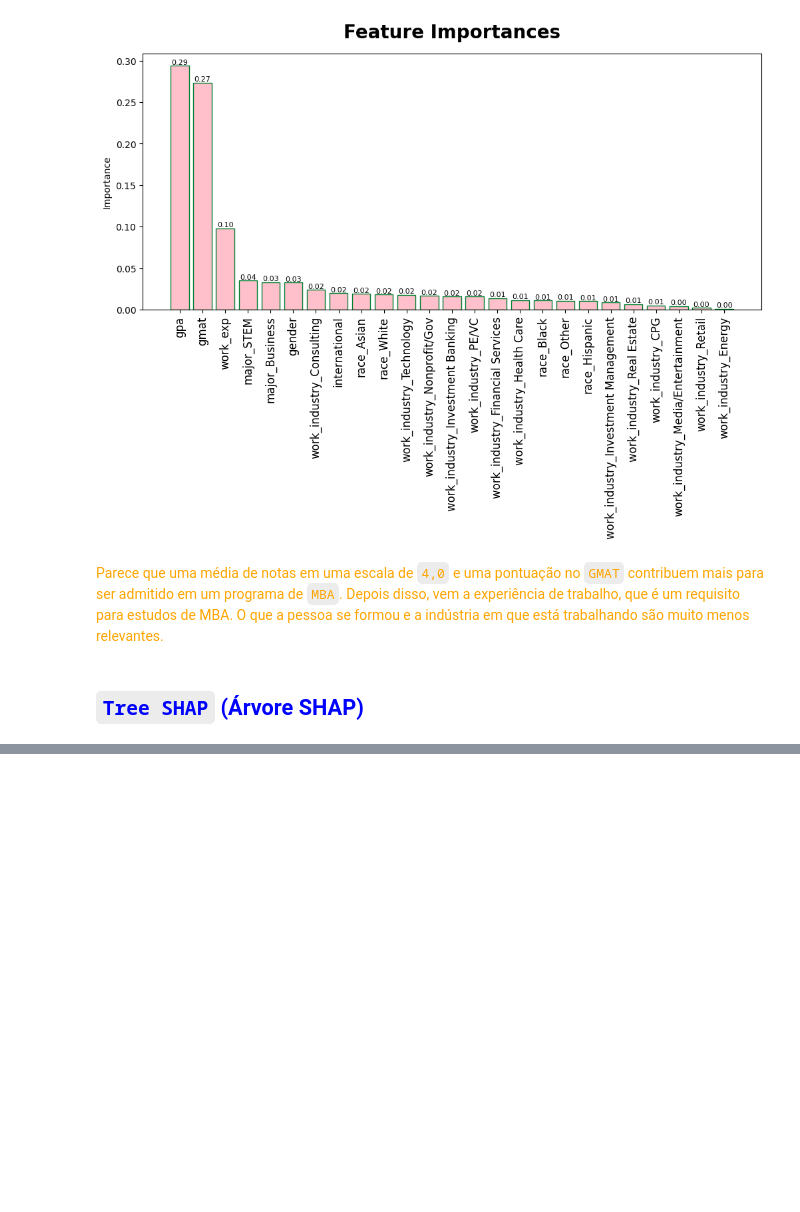
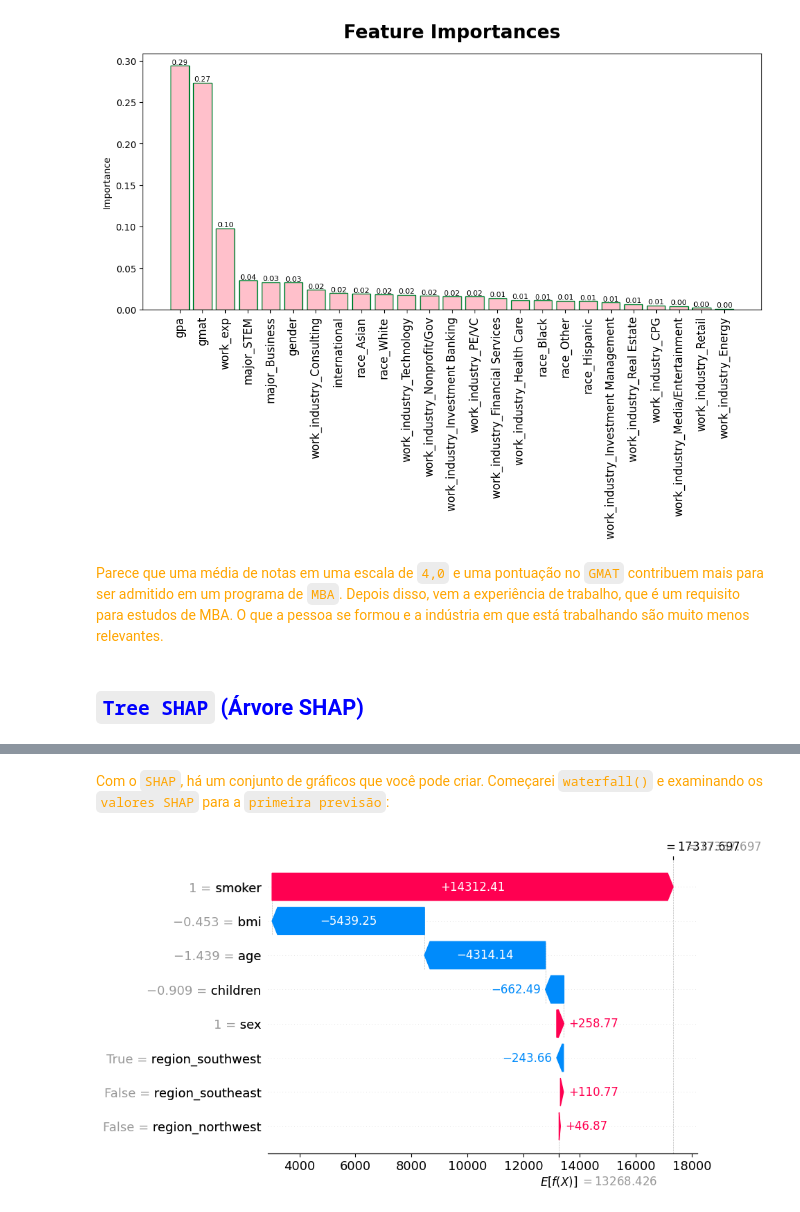
Before and after one commit to EddyGiusepe/SHAP_SHapley_Additive_exPlanations, a Jupyter notebook: 2_SHAP.ipynb, the cells around one changed output, grey strips where cells are left out. Saved outputs shown, nothing was run; the diff lists cells and outputs as text; code cells hidden in the pictures; blank space fills up the shorter version.

Commit message:
Interpretação com SHAP

```diff
--- a/2_SHAP.ipynb
+++ b/2_SHAP.ipynb
@@ -488,0 +489,21 @@ Ajustarei um modelo de aumento de gradiente em nosso conjunto de dados de regres
+# %%
+import shap
+from xgboost import XGBRegressor
+
+import shap
+shap.initjs() # Inicializa o ambiente JavaScript necessário para renderizar as visualizações interativas do SHAP no notebook Jupyter
+
+
+df = load_regression_dataset()
+
+# Não é necessário dividir em conjuntos de treinamento e teste:
+X = df.drop("charges", axis=1)
+y = df["charges"]
+
+# Ajuste o modelo:
+model = XGBRegressor().fit(X, y)
+
+
+# Crie o explicador SHAP:
+explainer = shap.Explainer(model)
+shap_values = explainer(X)
@@ -488,0 +512,9 @@ Ajustarei um modelo de aumento de gradiente em nosso conjunto de dados de regres
+# %% [markdown]
+<font color="orange">Com o `SHAP`, há um conjunto de gráficos que você pode criar. Começarei `waterfall()` e examinando os `valores SHAP` para a `primeira previsão`:</font>
+# %%
+fig = plt.figure(figsize=(10, 6))
+shap.plots.waterfall(shap_values[0])
+plt.show()
+# Primeira explicação de predição:
+# %% [output]
+[figure, added]
```
Also changed, not shown: parts of 10 cells of this notebook.
